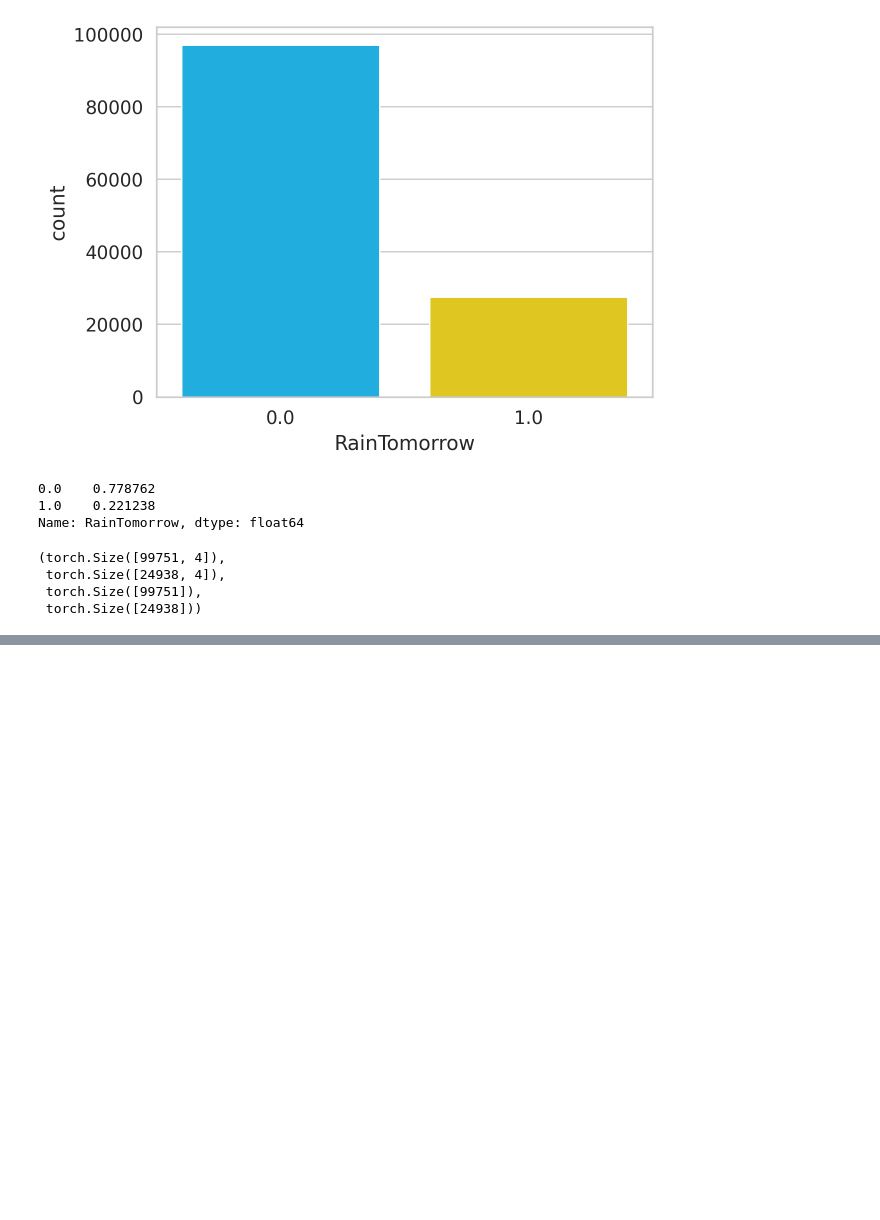
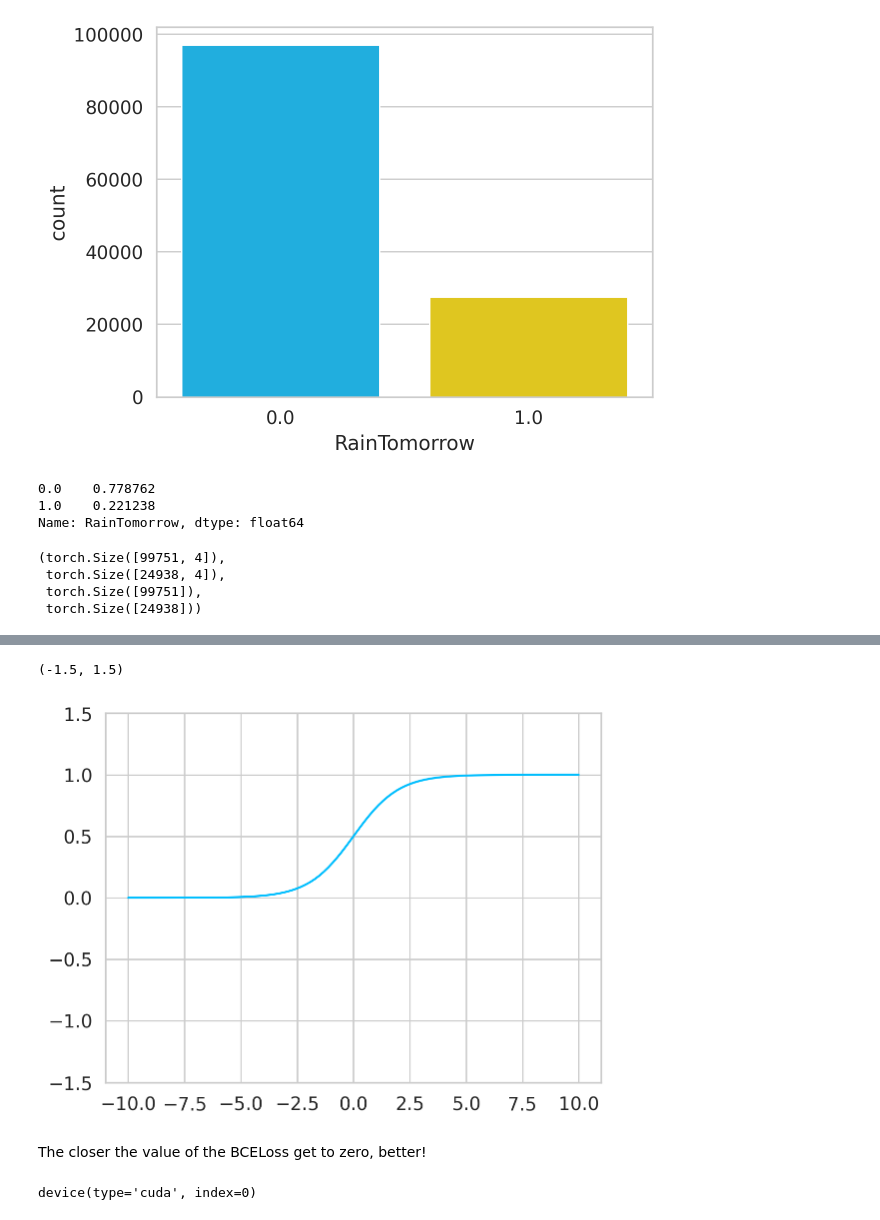
Before and after one commit to LucianoBatista/get-things-done-pytorch, a Jupyter notebook: chaps/chap_01.ipynb, the cells around one changed output, grey strips where cells are left out. Cells and saved outputs as stored; diff of their text form; code cells hidden in the pictures; blank space fills up the shorter version.

```diff
--- a/chaps/chap_01.ipynb
+++ b/chaps/chap_01.ipynb
@@ -161,0 +176,12 @@ Net(
+# %%
+# visualizing sigmoid
+ax = plt.gca()
+
+plt.plot(
+    np.linspace(-10, 10, 100),
+    torch.sigmoid(torch.linspace(-10, 10, steps=100)).numpy()
+)
+ax.set_ylim([-1.5, 1.5])
+# %% [output]
+(-1.5, 1.5)
+[figure, added]
@@ -161,0 +192,2 @@ Net(
+# %% [markdown]
+The closer the value of the BCELoss get to zero, better!
@@ -161,0 +197,6 @@ Net(
+# %%
+# choose the device to run your training
+device = torch.device("cuda:0" if torch.cuda.is_available() else "cpu")
+device
+# %% [output]
+device(type='cuda', index=0)
```
Also changed, not shown: parts of 14 cells of this notebook.
